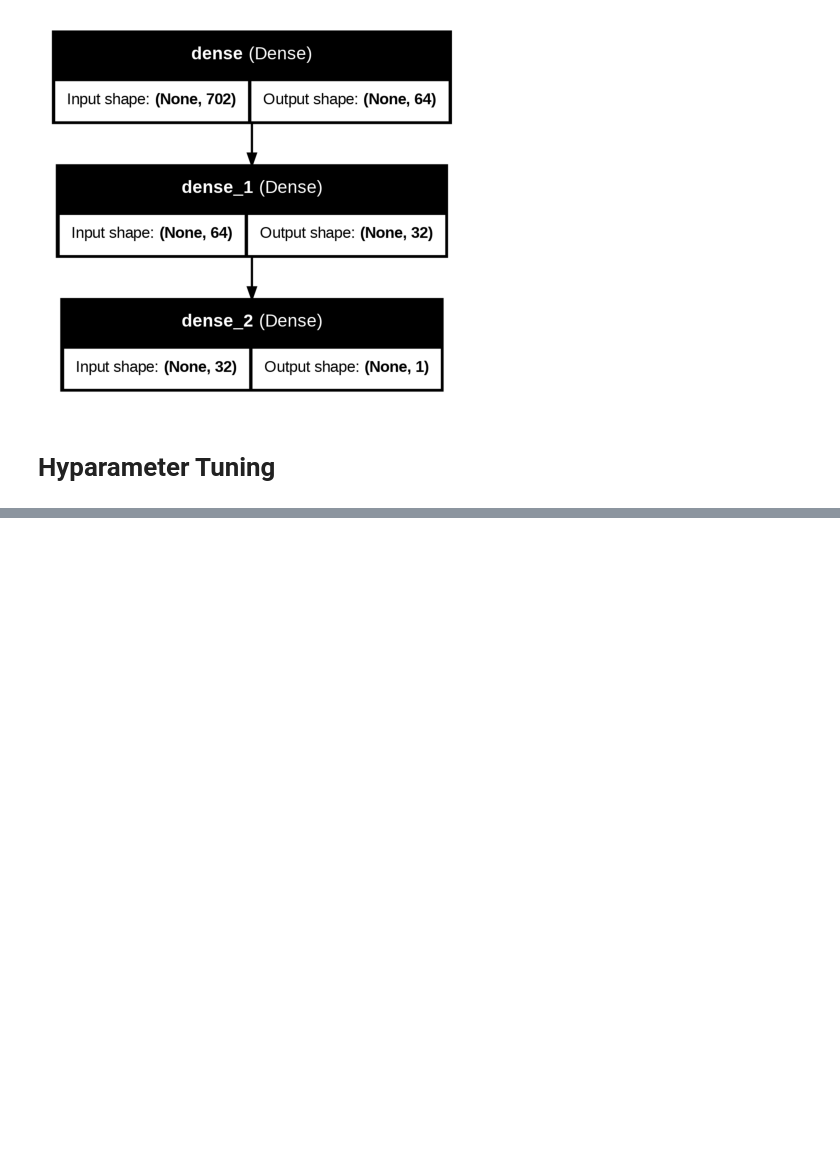
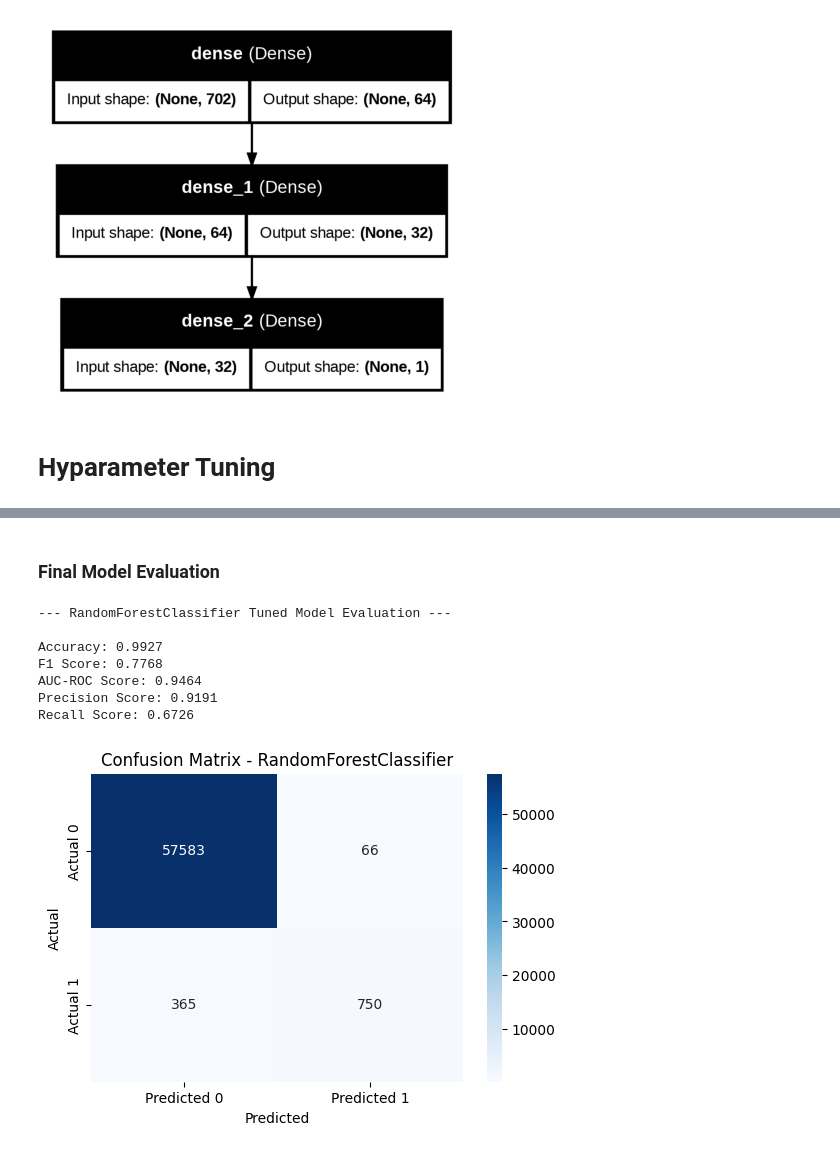
Before and after one commit to MDRobiulhassan/Ecommerce-Fraud-Detection, a Jupyter notebook: Ecommerece Fraud.ipynb, the cells around one changed output, grey strips where cells are left out. Cells and saved outputs as stored; diff of their text form; code cells hidden in the pictures; blank space fills up the shorter version.

```diff
--- a/Ecommerece Fraud.ipynb
+++ b/Ecommerece Fraud.ipynb
@@ -2358,0 +2390,40 @@ print("Best Score:", study.best_value)
+# %% [markdown]
+### Final Model Evaluation
+# %%
+from sklearn.metrics import accuracy_score, f1_score, roc_auc_score, precision_score, recall_score, confusion_matrix
+import seaborn as sns
+import matplotlib.pyplot as plt
+
+# Get the best model from RandomizedSearchCV
+best_rf_model = random_search.best_estimator_
+
+# Make predictions on the test set
+y_pred_rf = best_rf_model.predict(X_test)
+y_prob_rf = best_rf_model.predict_proba(X_test)[:, 1]
+
+print('--- RandomForestClassifier Tuned Model Evaluation ---\n')
+print(f'Accuracy: {accuracy_score(y_test, y_pred_rf):.4f}')
+print(f'F1 Score: {f1_score(y_test, y_pred_rf):.4f}')
+print(f'AUC-ROC Score: {roc_auc_score(y_test, y_prob_rf):.4f}')
+print(f'Precision Score: {precision_score(y_test, y_pred_rf):.4f}')
+print(f'Recall Score: {recall_score(y_test, y_pred_rf):.4f}')
+
+# Confusion Matrix
+cm = confusion_matrix(y_test, y_pred_rf)
+cm_df = pd.DataFrame(cm, index=['Actual 0', 'Actual 1'], columns=['Predicted 0', 'Predicted 1'])
+
+plt.figure(figsize=(6, 4))
+sns.heatmap(cm_df, annot=True, fmt='d', cmap='Blues')
+plt.title('Confusion Matrix - RandomForestClassifier')
+plt.xlabel('Predicted')
+plt.ylabel('Actual')
+plt.show()
+# %% [output]
+--- RandomForestClassifier Tuned Model Evaluation ---
+
+Accuracy: 0.9927
+F1 Score: 0.7768
+AUC-ROC Score: 0.9464
+Precision Score: 0.9191
+Recall Score: 0.6726
+[figure, added]
```
Also changed, not shown: parts of 11 cells of this notebook.
